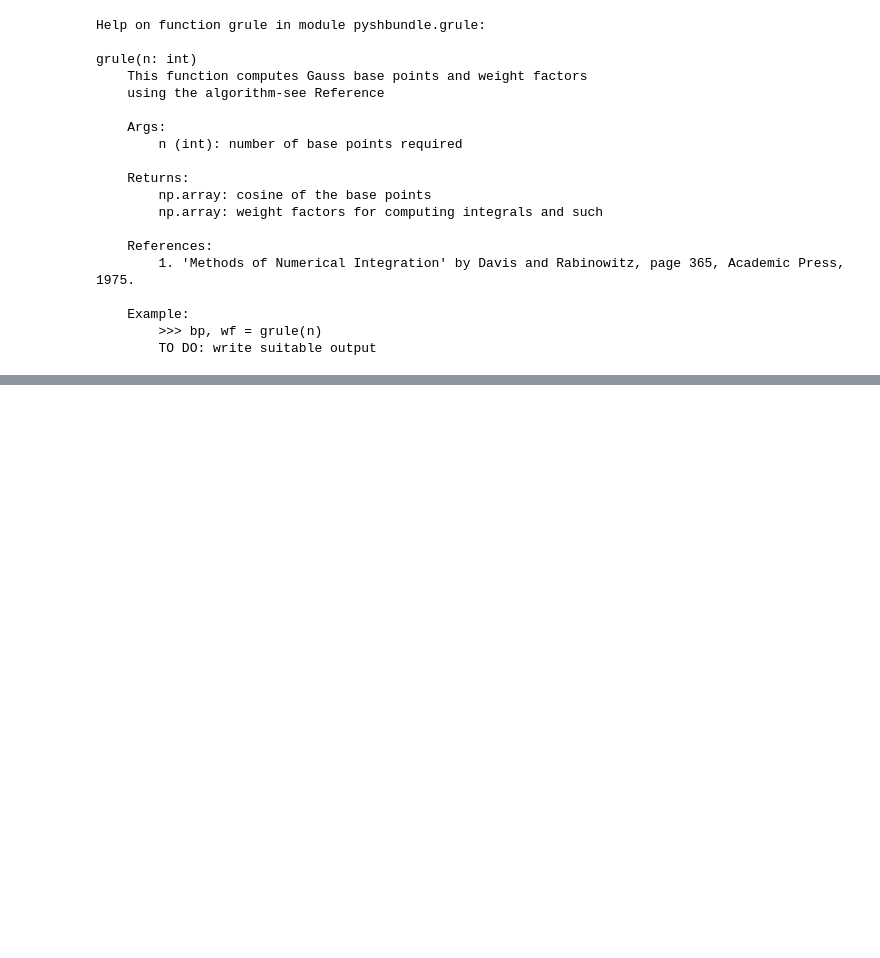
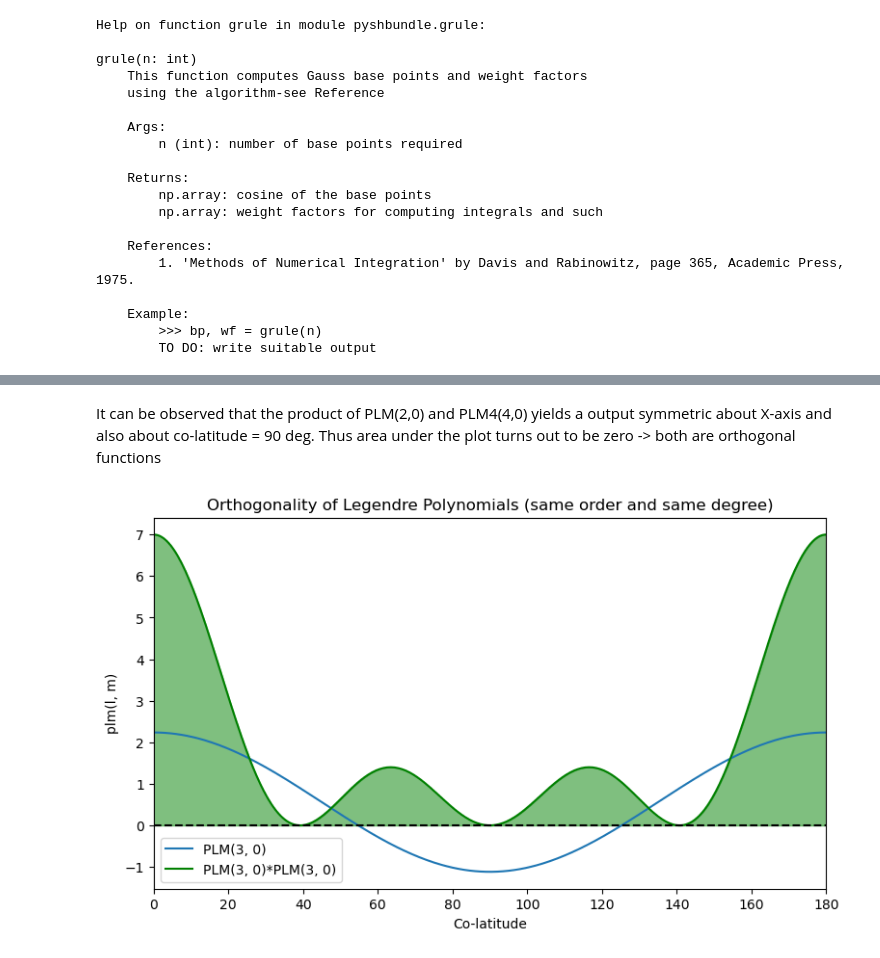
Before and after one commit to GESS-research-group/pyshbundle, a Jupyter notebook: notebooks/test_pyshbundle.ipynb, the cells around one changed output, grey strips where cells are left out. Saved outputs shown, nothing was run; the diff lists cells and outputs as text; code cells hidden in the pictures; blank space fills up the shorter version.

```diff
--- a/notebooks/test_pyshbundle.ipynb
+++ b/notebooks/test_pyshbundle.ipynb
@@ -1006,0 +1032,34 @@ array([0.00078053, 0.00181615, 0.00285141, 0.00388385, 0.00491228,
+# %% [markdown]
+It can be observed that the product of PLM(2,0) and PLM4(4,0) yields a output symmetric about X-axis and also about co-latitude = 90 deg. Thus area under
+the plot turns out to be zero -> both are orthogonal functions
+# %%
+# the plm implementation using a co-latitude vector (geodetic use-case)
+
+l3 = np.zeros((1,1))
+l3[0] = 3
+
+colatitude = np.deg2rad(np.arange(0, 180.5, 0.5))
+
+plm_3_0 = pyshbundle.plm.plm(l=l3, m=0, thetaRAD=colatitude, nargin=1, nargout=1)
+
+product_3_3 = plm_3_0*plm_3_0
+
+# Plotting the plm
+fig, ax = plt.subplots(figsize=(9, 5))
+plt.plot(np.rad2deg(colatitude), plm_2_0[:, 0, 0], label="PLM(3, 0)")
+
+plt.plot(np.rad2deg(colatitude), product_3_3[:, 0, 0], label="PLM(3, 0)*PLM(3, 0)", color='green')
+
+plt.fill_between(np.rad2deg(colatitude),product_3_3[:, 0, 0],color='green',alpha=0.5)
+
+plt.hlines(y=0, xmin=0, xmax=180, linestyles='--', colors='k')
+plt.xlim([0, 180])
+plt.legend()
+
+plt.title("Orthogonality of Legendre Polynomials (same order and same degree)")
+plt.xlabel("Co-latitude")
+plt.ylabel("plm(l, m)")
+
+plt.show()
+# %% [output]
+[figure, added]
```
Also changed, not shown: parts of 22 cells of this notebook.
